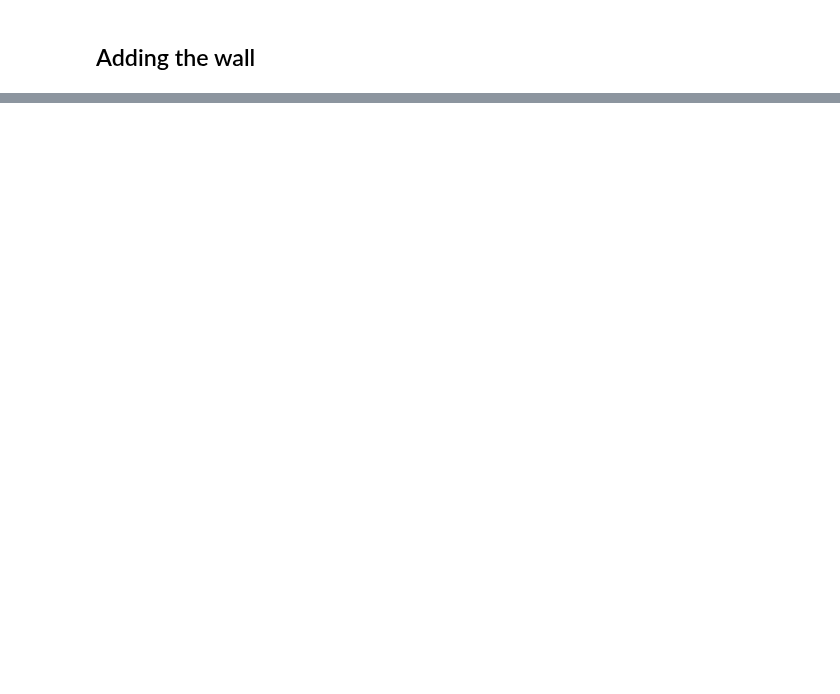
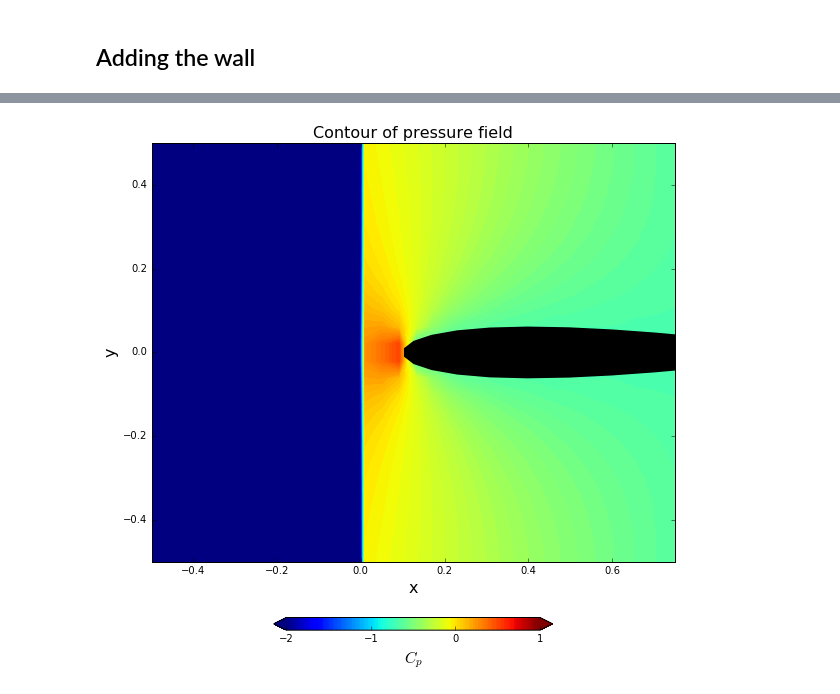
Before and after one commit to barbagroup/AeroPython-studentprojects2017, a Jupyter notebook: alexabaumer/Baumer_project.ipynb, the cells around one changed output, grey strips where cells are left out. Drawn from its saved outputs; the diff is of its cells as text; code cells hidden in the pictures; blank space fills up the shorter version.

```diff
--- a/alexabaumer/Baumer_project.ipynb
+++ b/alexabaumer/Baumer_project.ipynb
@@ -471,21 +485,23 @@ cp10 = 1.0 - (U10**2+V10**2)/freestream.u_inf**2
 # %%
 # plot the pressure field - 0.5 away from wall
 width = 10
 pyplot.figure(figsize=(width, width))
 pyplot.xlabel('x', fontsize=16)
 pyplot.ylabel('y', fontsize=16)
 contf = pyplot.contourf(X, Y, cp10,
                         levels=numpy.linspace(-2.0, 1.0, 100), extend='both')
 cbar = pyplot.colorbar(contf,
                        orientation='horizontal',
                        shrink=0.5, pad = 0.1,
                        ticks=[-2.0, -1.0, 0.0, 1.0])
 cbar.set_label('$C_p$', fontsize=16)
 pyplot.fill([panel.xc for panel in panels10],
             [panel.yc for panel in panels10],
             color='k', linestyle='solid', linewidth=2, zorder=2)
 pyplot.axis('scaled', adjustable='box')
-pyplot.xlim(0.0, 0.75)
+pyplot.xlim(-0.5, 0.75)
 pyplot.ylim(-0.5, 0.5)
 pyplot.title('Contour of pressure field', fontsize=16);
+# %% [output]
+[figure, added]
 # %%
```
Also changed, not shown: parts of 32 cells of this notebook.
